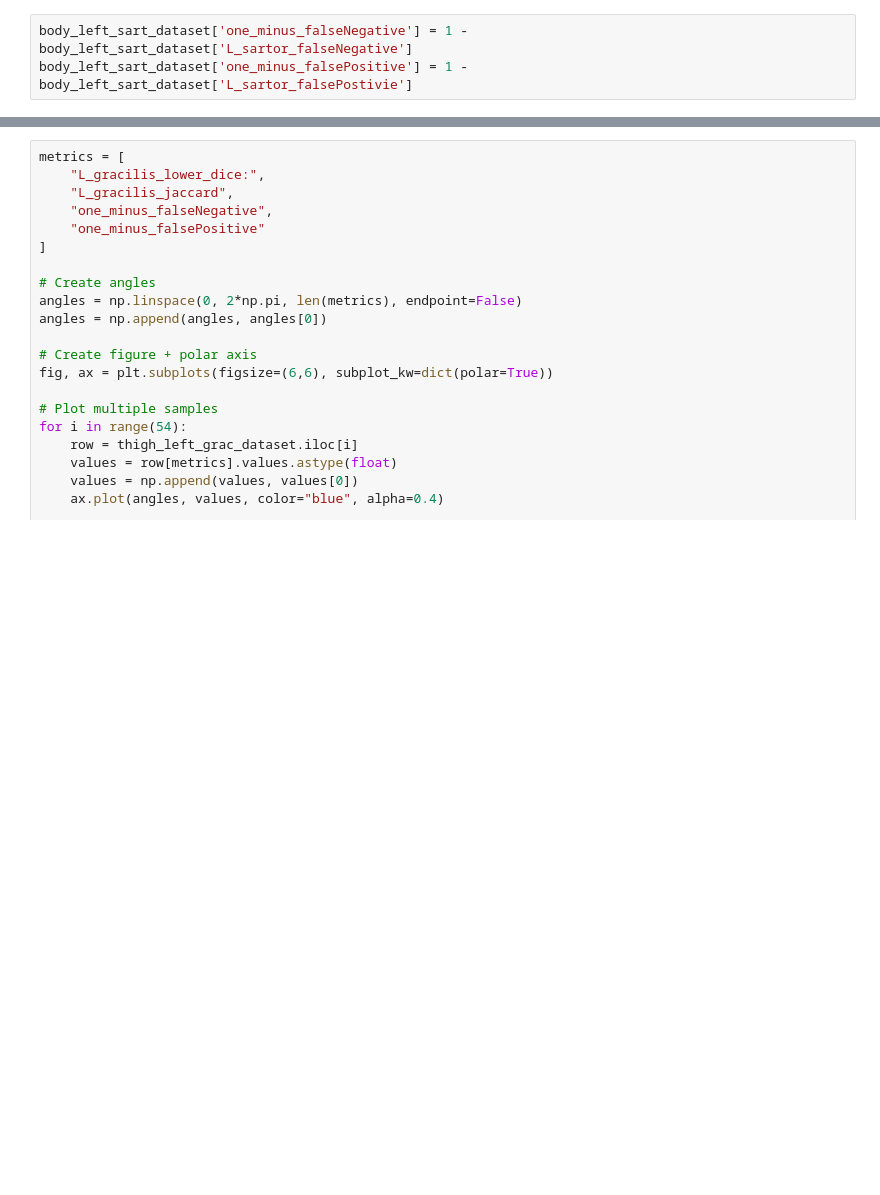
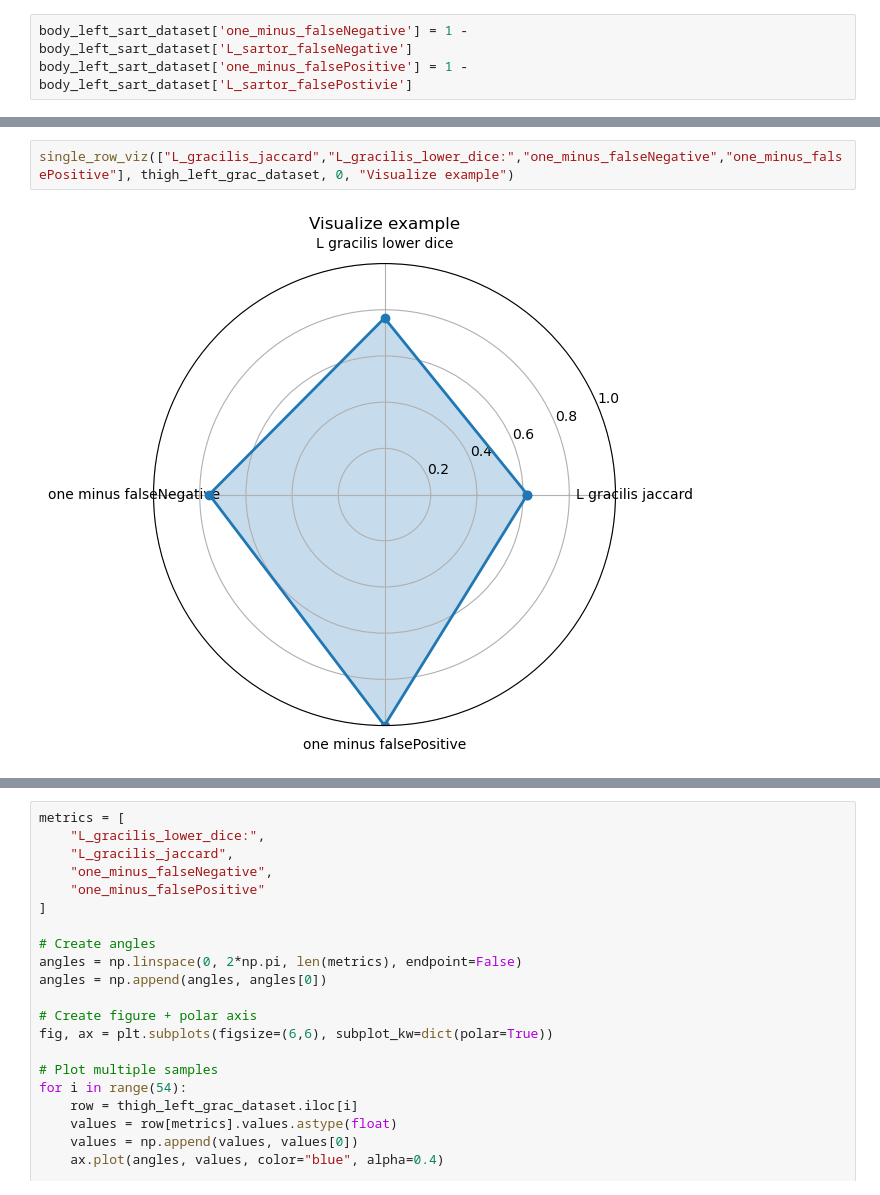
Before and after one commit to drcandacemakedamoore/dissector, a Jupyter notebook: eval_notebooks/evaluations_muscle_map/visual_compare.ipynb, the cells around one changed output, grey strips where cells are left out. Saved outputs shown, nothing was run; the diff lists cells and outputs as text; blank space fills up the shorter version.

```diff
--- a/eval_notebooks/evaluations_muscle_map/visual_compare.ipynb
+++ b/eval_notebooks/evaluations_muscle_map/visual_compare.ipynb
@@ -71 +56,5 @@ single_row_viz(["L_gracilis_jaccard","one_minus_falseNegative","one_minus_falseP
+# %%
+single_row_viz(["L_gracilis_jaccard","L_gracilis_lower_dice:","one_minus_falseNegative","one_minus_falsePositive"], thigh_left_grac_dataset, 0, "Visualize example")
+# %% [output]
+[figure, added]
 # %%
```
Also changed, not shown: parts of 9 cells of this notebook, 3 other files.
